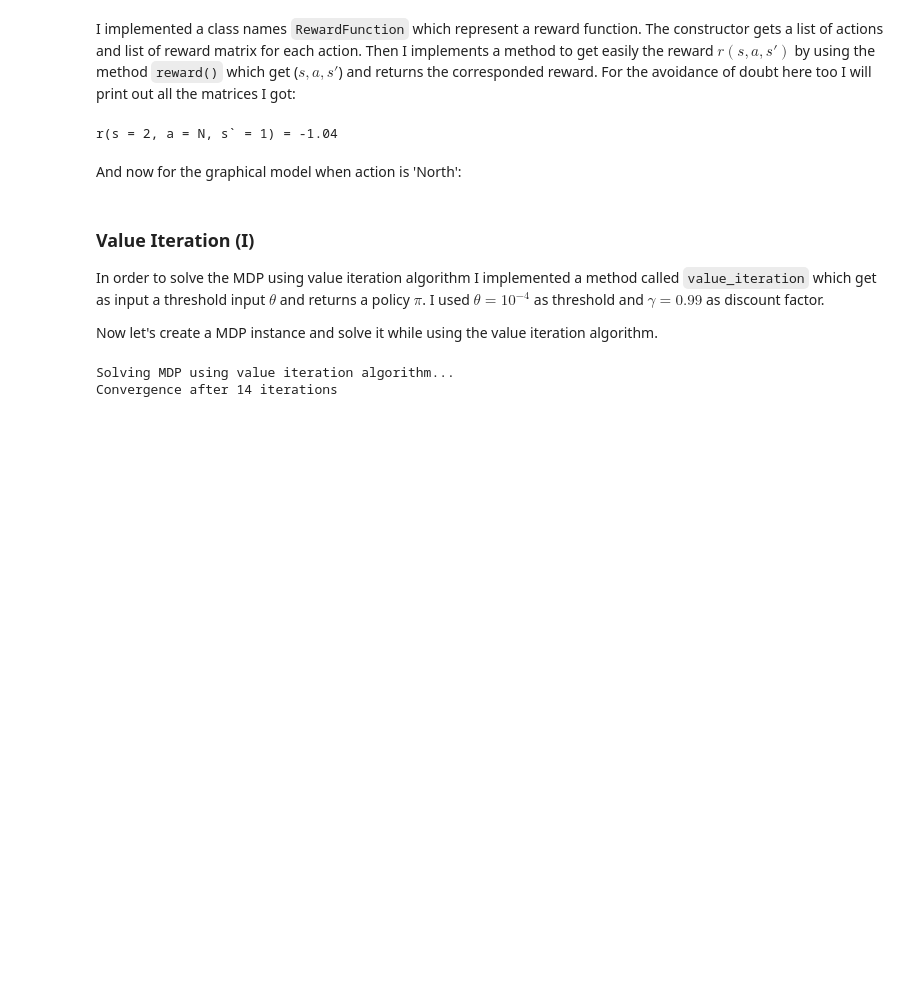
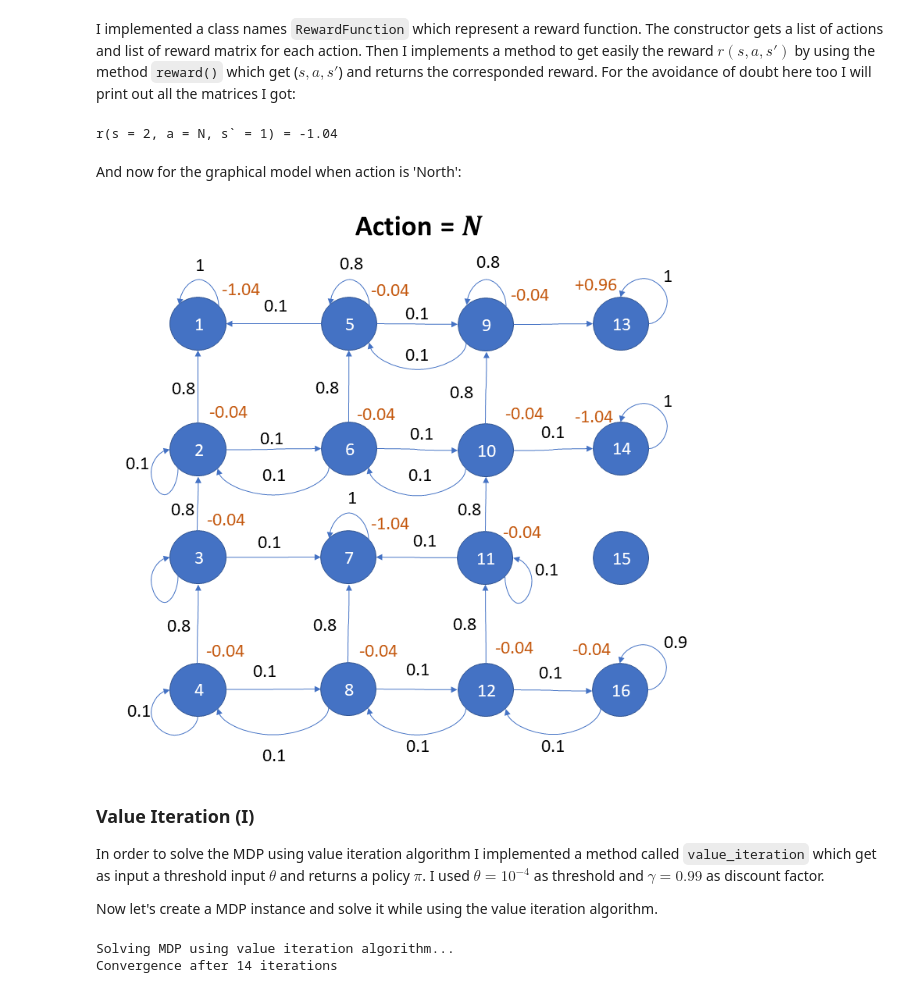
Before and after one commit to evyatarluv/Intelligent-Robotic-Systems, a Jupyter notebook: MDP/report.ipynb, the cells around one changed output. Drawn from its saved outputs; the diff is of its cells as text; code cells hidden in the pictures; blank space fills up the shorter version.

```diff
--- a/MDP/report.ipynb
+++ b/MDP/report.ipynb
@@ -70,3 +103,7 @@ Image(filename='transition_model/MDP_north.png')
+# %%
+display(Image.open('images/MDP_north.png'))
+# %% [output]
+[figure, added]
 # %% [markdown]
 ### Value Iteration (I)
 
```
Also changed, not shown: parts of 9 cells of this notebook, 2 other files.
